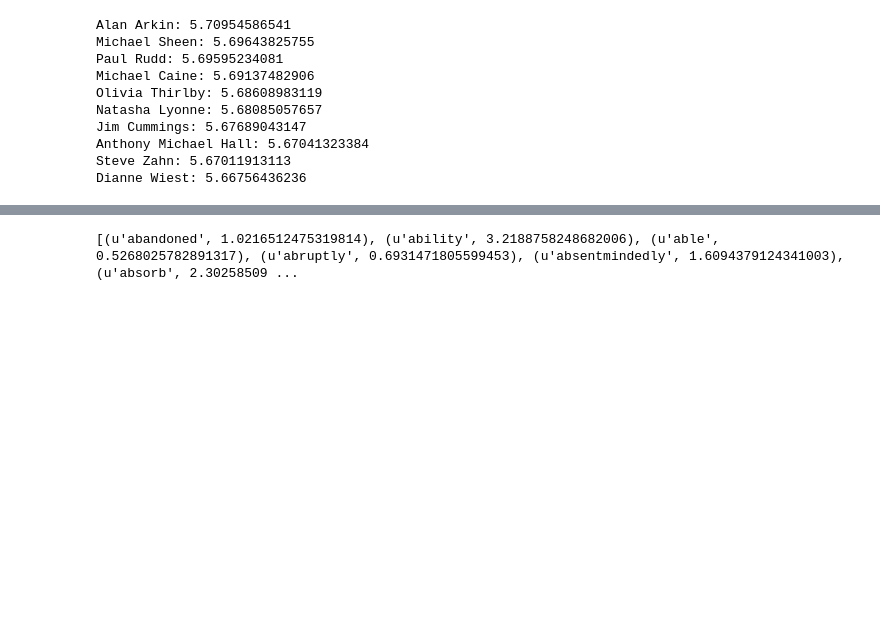
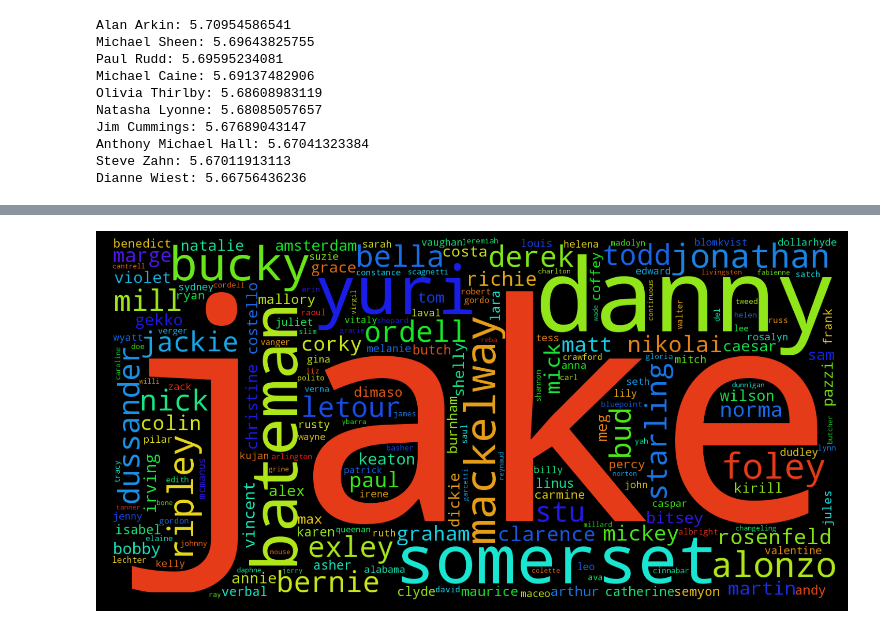
Before and after one commit to pay64k/social_graphs_2016_final_project, a Jupyter notebook: movie_scripts_analysis.ipynb, the cells around one changed output, grey strips where cells are left out. Saved outputs shown, nothing was run; the diff lists cells and outputs as text; code cells hidden in the pictures; blank space fills up the shorter version.

```diff
--- a/movie_scripts_analysis.ipynb
+++ b/movie_scripts_analysis.ipynb
@@ -322,16 +330,36 @@ for movie in movie_scripts_genres["Mystery"]:
 # %%
-# Caluclate the tf-idf values for each token
-movie_scripts_tf_idf = {}
-for movie in movie_scripts_genres["Mystery"]:
-    tokens_tf, values_tf = zip(*movie_scripts_tf[movie])
-    tokens_idf, values_idf = zip(*movie_scripts_idf[movie])
+# Calculate tf-idf values for each word in a genre
+def tokens_tfidf_genre(tokens_tf, tokens_idf):
+    # Unzip lists to get values
+    tokens_tf, values_tf = zip(*tokens_tf)
+    tokens_idf, values_idf = zip(*tokens_idf)
     # Multiply tf and idf values
     tokens_tfidf_values = [a*b for a, b in zip(values_tf, values_idf)]
     # Combine list of keys and values
     tokens_tfidf = zip(tokens_tf, tokens_tfidf_values)
-    # Add list of tf-idf values to dictionary
-    movie_scripts_tf_idf[movie] = tokens_tfidf
+    return tokens_tfidf
-# %%
-print movie_scripts_tf_idf["Memento (2000)"]
-# %% [output]
-[(u'abandoned', 1.0216512475319814), (u'ability', 3.2188758248682006), (u'able', 0.5268025782891317), (u'abruptly', 0.6931471805599453), (u'absentmindedly', 1.6094379124341003), (u'absorb', 2.30258509 ...
+# %%
+from wordcloud import WordCloud
+import matplotlib.pyplot as plt
+%matplotlib inline
+
+def wordcloud_image(tfidf):
+    wordcloud_text = ""
+    for i in tfidf:
+        num_of_repeats = int(round(i[1]))
+        wordcloud_text += (num_of_repeats * (i[0] + " "))
+
+    wordcloud = WordCloud(width=1600, height=800).generate(wordcloud_text)
+    plt.figure(figsize=(20,10), facecolor='k')
+    plt.imshow(wordcloud)
+    plt.axis("off")
+    plt.tight_layout(pad=0)
+    plt.show()
+# %%
+name_of_genre_tf = tokens_tf_genre(movie_scripts_genres["Crime"])
+name_of_genre_idf = tokens_idf_genre(movie_scripts_genres["Crime"])
+name_of_genre_tfidf = tokens_tfidf_genre(name_of_genre_tf, name_of_genre_idf)
+# %%
+wordcloud_image(name_of_genre_tfidf)
+# %% [output]
+[figure, added]
```
Also changed, not shown: parts of 5 cells of this notebook.
